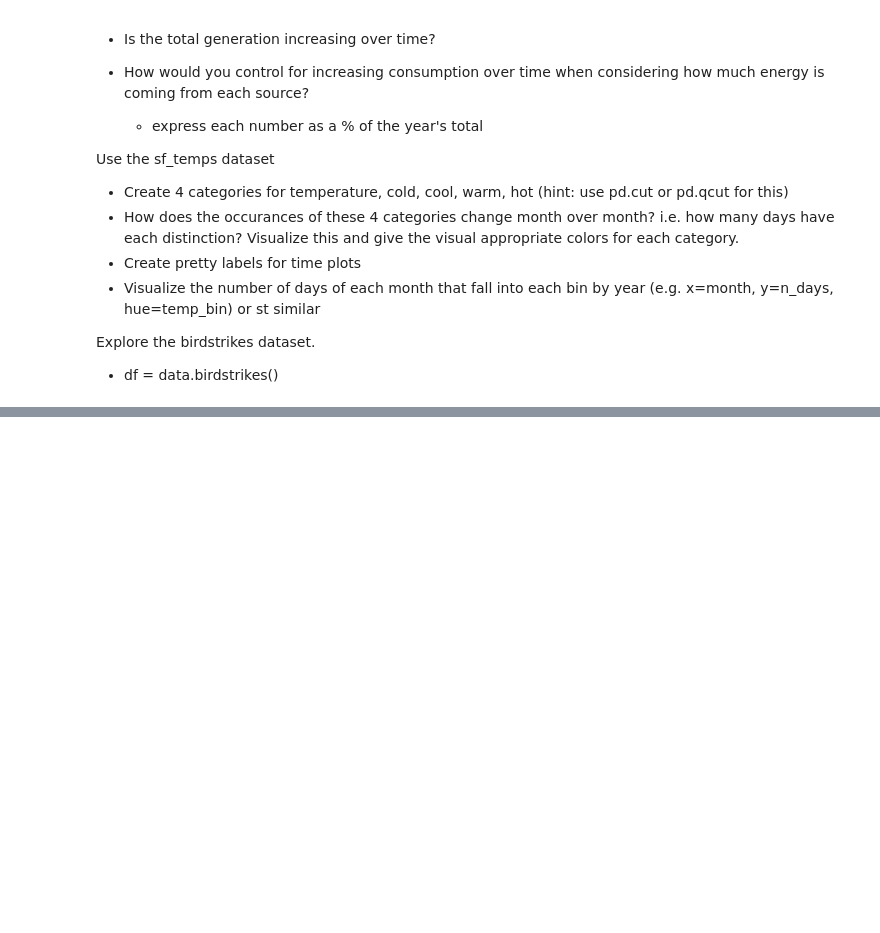
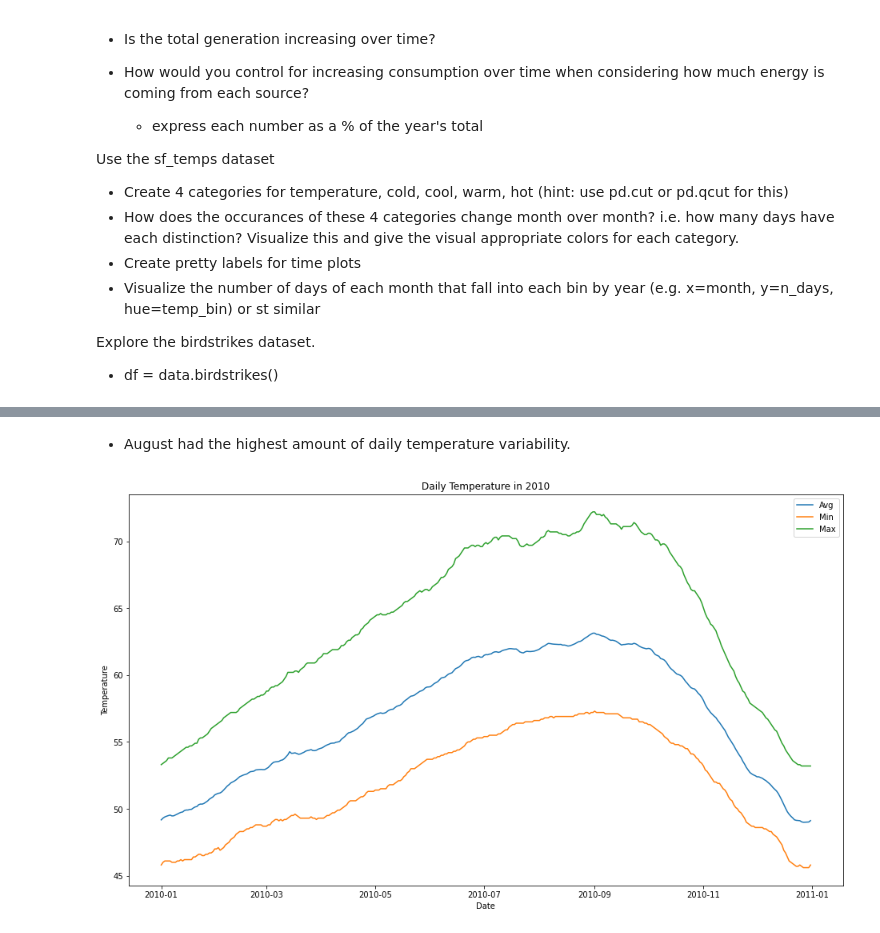
Before and after one commit to dashbringhurst/time-series-exercises, a Jupyter notebook: datetime.ipynb, the cells around one changed output, grey strips where cells are left out. Saved outputs shown, nothing was run; the diff lists cells and outputs as text; code cells hidden in the pictures; blank space fills up the shorter version.

```diff
--- a/datetime.ipynb
+++ b/datetime.ipynb
@@ -76,0 +133,2 @@ from vega_datasets import data
+# %%
+df['month'] = df.index.month_name()
@@ -76,0 +193,14 @@ from vega_datasets import data
+# %% [markdown]
+- August had the highest amount of daily temperature variability.
+# %%
+plt.figure(figsize=[16,9])
+plt.plot(df.resample('D').mean(), label='Avg')
+plt.plot(df.resample('D').min(), label='Min')
+plt.plot(df.resample('D').max(), label='Max')
+plt.xlabel('Date')
+plt.ylabel('Temperature')
+plt.legend()
+plt.title('Daily Temperature in 2010')
+plt.show()
+# %% [output]
+[figure, added]
```
Also changed, not shown: parts of 35 cells of this notebook.
